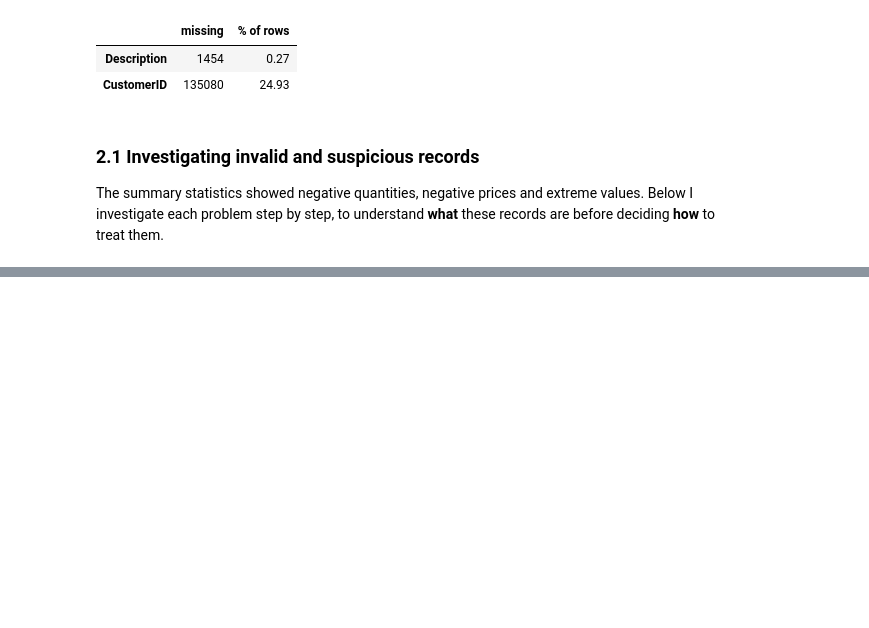
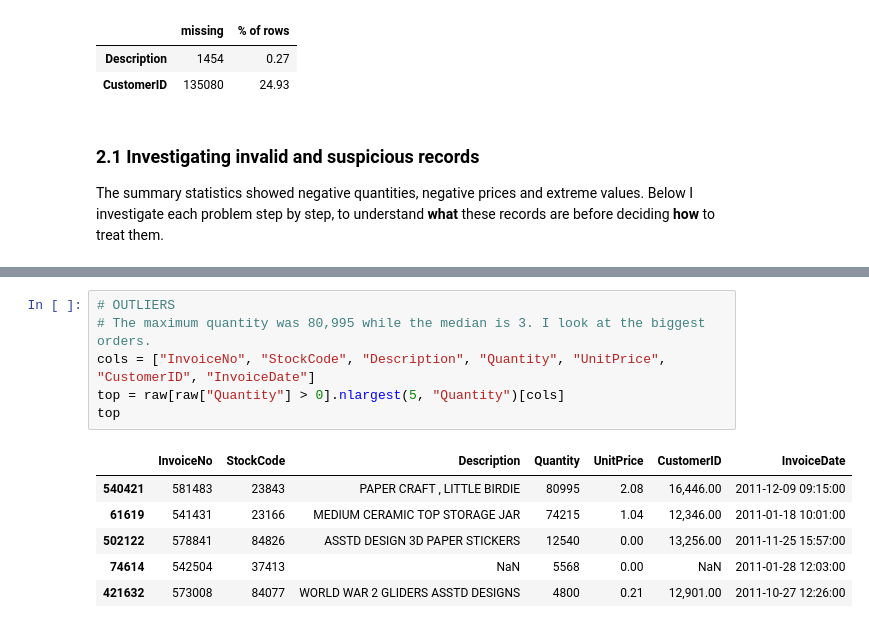
Before and after one commit to 2023357/CA2_Data_Vizualisation, a Jupyter notebook: CA2_Online_Retail.ipynb, the cells around one changed output, grey strips where cells are left out. Saved outputs shown, nothing was run; the diff lists cells and outputs as text; blank space fills up the shorter version.

```diff
--- a/CA2_Online_Retail.ipynb
+++ b/CA2_Online_Retail.ipynb
@@ -99,0 +234,13 @@ The summary statistics showed negative quantities, negative prices and extreme v
+# %%
+# OUTLIERS
+# The maximum quantity was 80,995 while the median is 3. I look at the biggest orders.
+cols = ["InvoiceNo", "StockCode", "Description", "Quantity", "UnitPrice", "CustomerID", "InvoiceDate"]
+top = raw[raw["Quantity"] > 0].nlargest(5, "Quantity")[cols]
+top
+# %% [output]
+|  | InvoiceNo | StockCode | Description | Quantity | UnitPrice | CustomerID | InvoiceDate |
+| 540421 | 581483 | 23843 | PAPER CRAFT , LITTLE BIRDIE | 80995 | 2.08 | 16,446.00 | 2011-12-09 09:15:00 |
+| 61619 | 541431 | 23166 | MEDIUM CERAMIC TOP STORAGE JAR | 74215 | 1.04 | 12,346.00 | 2011-01-18 10:01:00 |
+| 502122 | 578841 | 84826 | ASSTD DESIGN 3D PAPER STICKERS | 12540 | 0.00 | 13,256.00 | 2011-11-25 15:57:00 |
+| 74614 | 542504 | 37413 | NaN | 5568 | 0.00 | NaN | 2011-01-28 12:03:00 |
+| 421632 | 573008 | 84077 | WORLD WAR 2 GLIDERS ASSTD DESIGNS | 4800 | 0.21 | 12,901.00 | 2011-10-27 12:26:00 |
```
Also changed, not shown: parts of 16 cells of this notebook.
